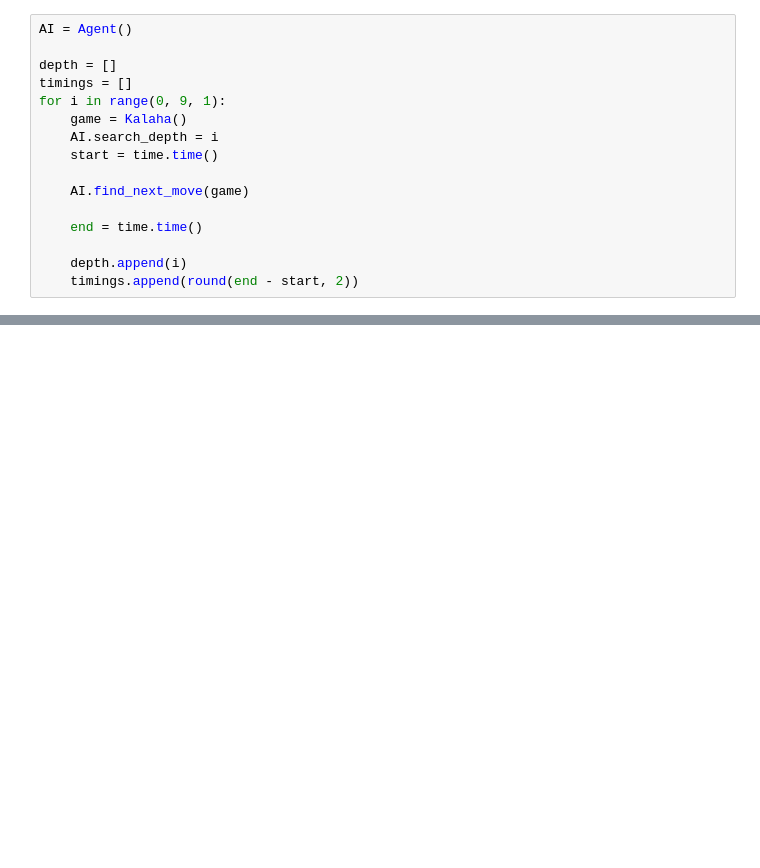
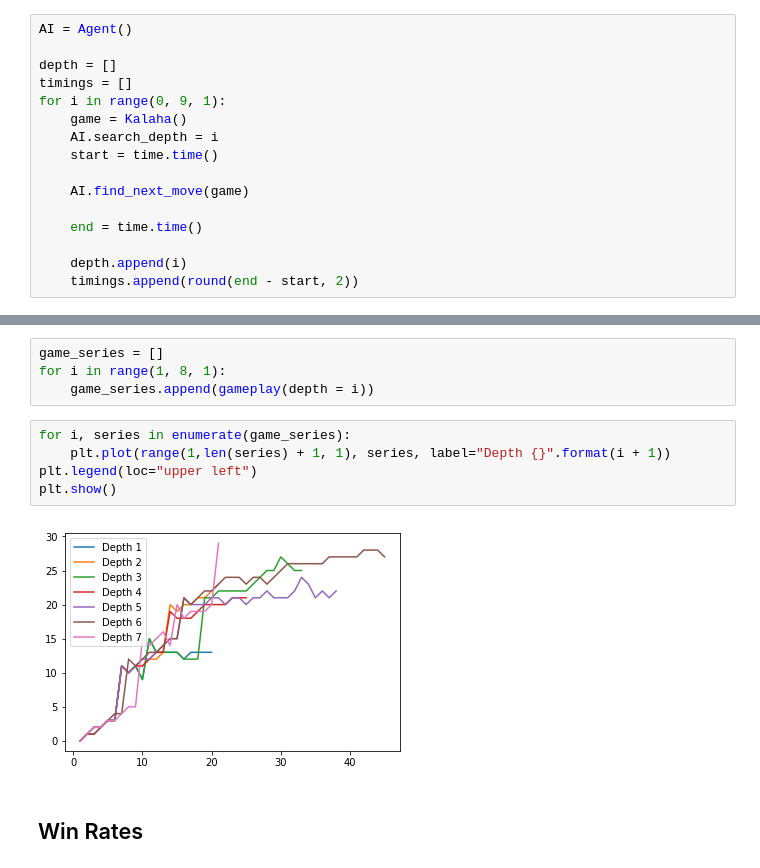
Before and after one commit to Holstrup/KalahaAI, a Jupyter notebook: AgentInspection.ipynb, the cells around one changed output, grey strips where cells are left out. Cells and saved outputs as stored; diff of their text form; blank space fills up the shorter version.

```diff
--- a/AgentInspection.ipynb
+++ b/AgentInspection.ipynb
@@ -44,0 +97,13 @@ Depth: 8  Time: 16.07 s
+# %%
+game_series = []
+for i in range(1, 8, 1):
+    game_series.append(gameplay(depth = i))
+# %%
+for i, series in enumerate(game_series):
+    plt.plot(range(1,len(series) + 1, 1), series, label="Depth {}".format(i + 1))
+plt.legend(loc="upper left")
+plt.show()
+# %% [output]
+[figure, added]
+# %% [markdown]
+## Win Rates
```
Also changed, not shown: parts of 14 cells of this notebook.
